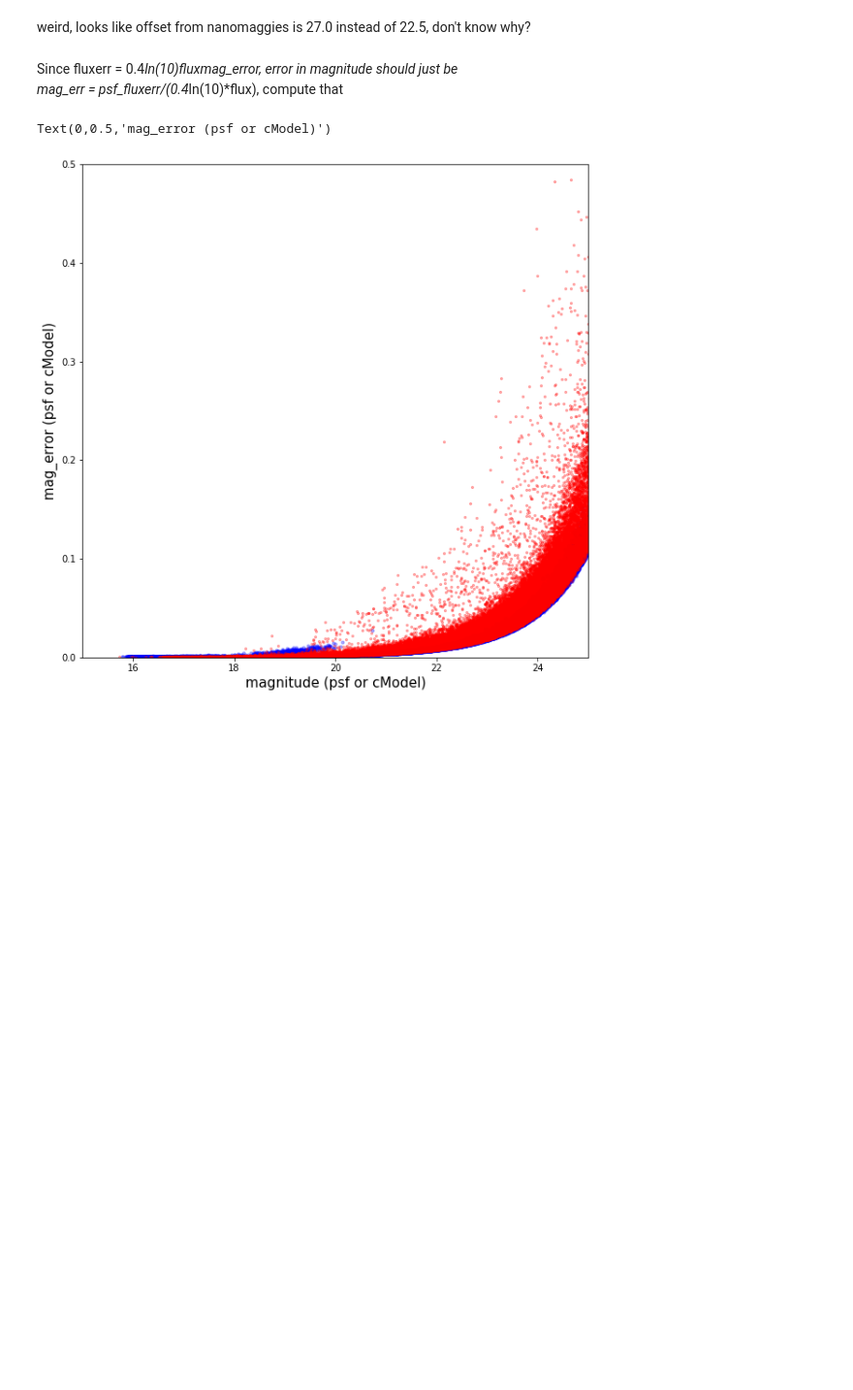
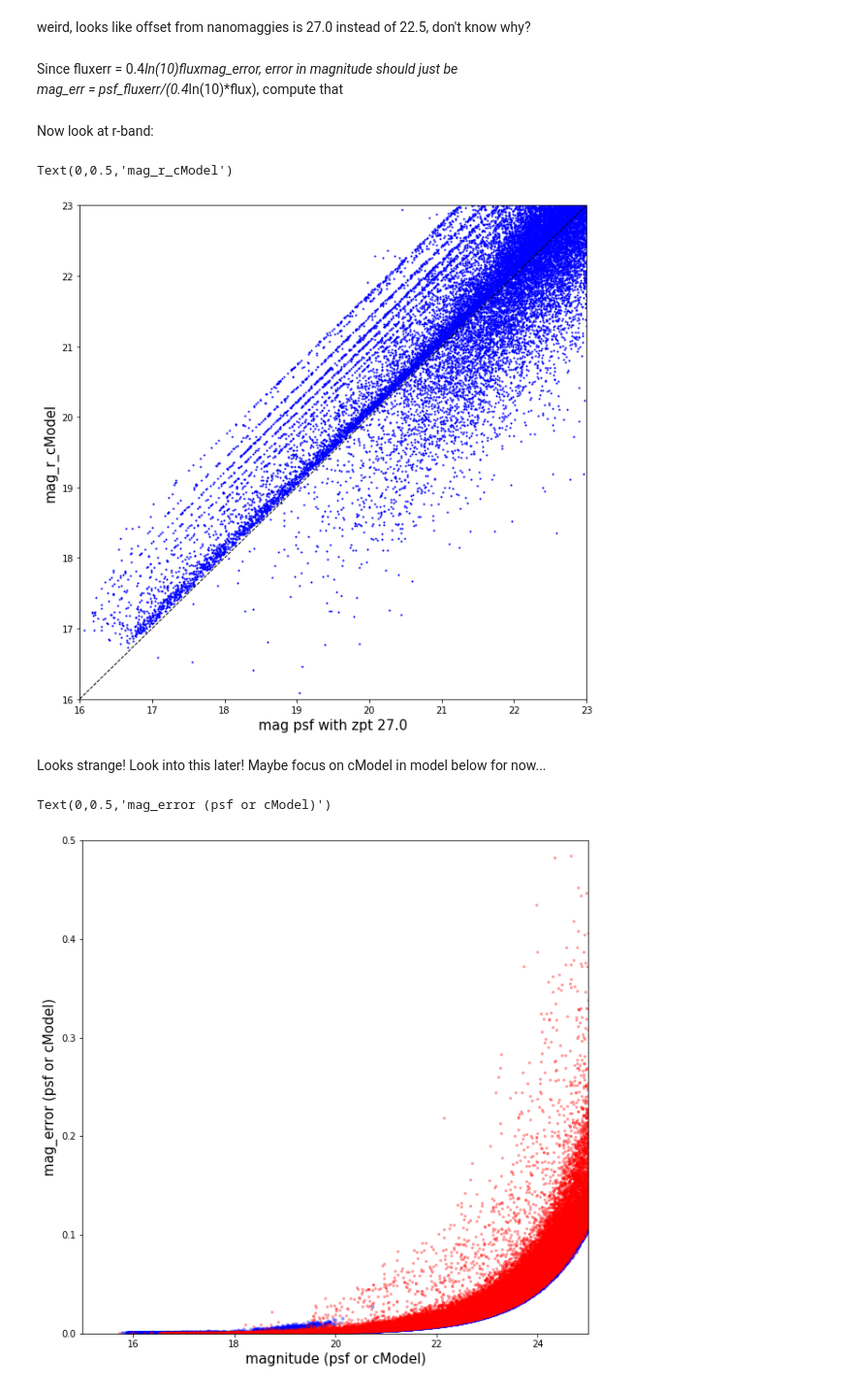
Before and after one commit to LSSTDESC/pz_pdf, a Jupyter notebook: notebooks/run_1.2_examine_errors.ipynb, the cells around one changed output. Shown at 97% size. Saved outputs shown, nothing was run; the diff lists cells and outputs as text; code cells hidden in the pictures; blank space fills up the shorter version.

```diff
--- a/notebooks/run_1.2_examine_errors.ipynb
+++ b/notebooks/run_1.2_examine_errors.ipynb
@@ -155,6 +158,23 @@ Text(0,0.5,'mag_i_cModel')
 weird, looks like offset from nanomaggies is 27.0 instead of 22.5, don't know why?
 # %% [markdown]
 Since fluxerr = 0.4*ln(10)*flux*mag_error, error in magnitude should just be <br> mag_err = psf_fluxerr/(0.4*ln(10)*flux), compute that
+# %% [markdown]
+Now look at r-band:
+# %%
+r_psfmag = 27 - 2.5*np.log10(trimdata['psFlux_i']+1.e-22)
+# %%
+fig = plt.figure(figsize=(10,10))
+plt.scatter(r_psfmag,trimdata['mag_r_cModel'],s=5,marker='.',c='b')
+plt.plot([14,27],[14,27],lw=1,c='k',linestyle='--')
+plt.xlim([16,23])
+plt.ylim([16,23])
+plt.xlabel("mag psf with zpt 27.0",fontsize=15)
+plt.ylabel("mag_r_cModel",fontsize=15)
+# %% [output]
+Text(0,0.5,'mag_r_cModel')
+[figure, added]
+# %% [markdown]
+Looks strange!  Look into this later!  Maybe focus on cModel in model below for now...
 # %%
 psfmagerr = trimdata['psFluxErr_i']/(trimdata['psFlux_i']*0.921034)
 # %%
```
Also changed, not shown: parts of 25 cells of this notebook, 1 other file.
